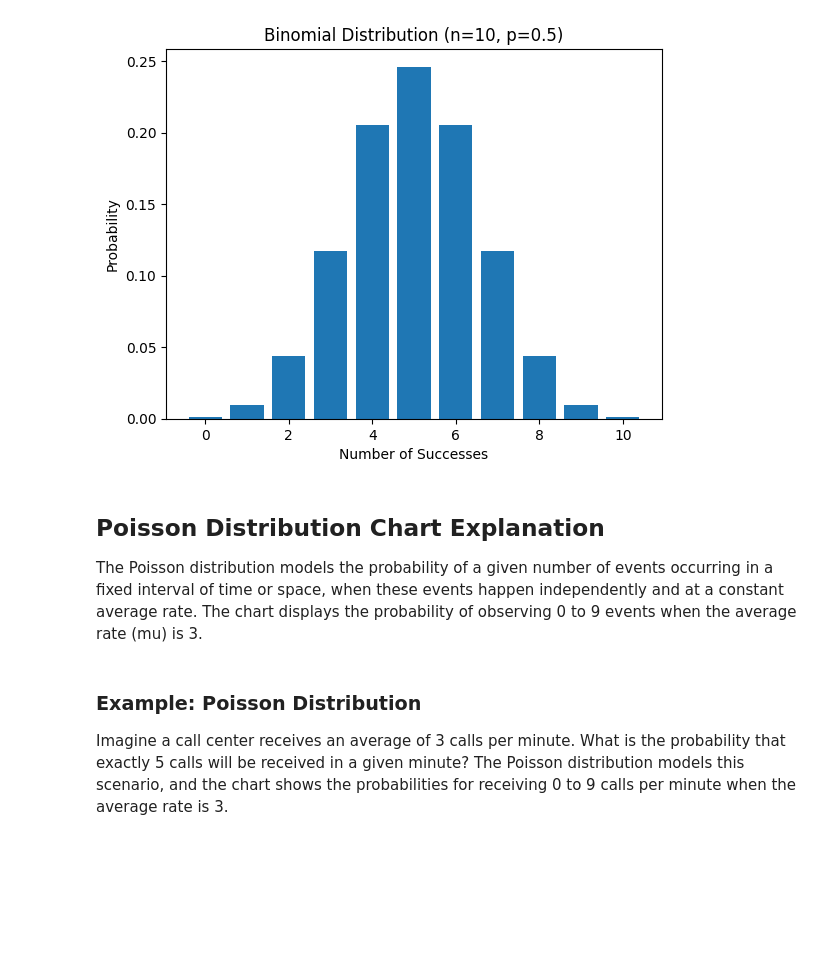
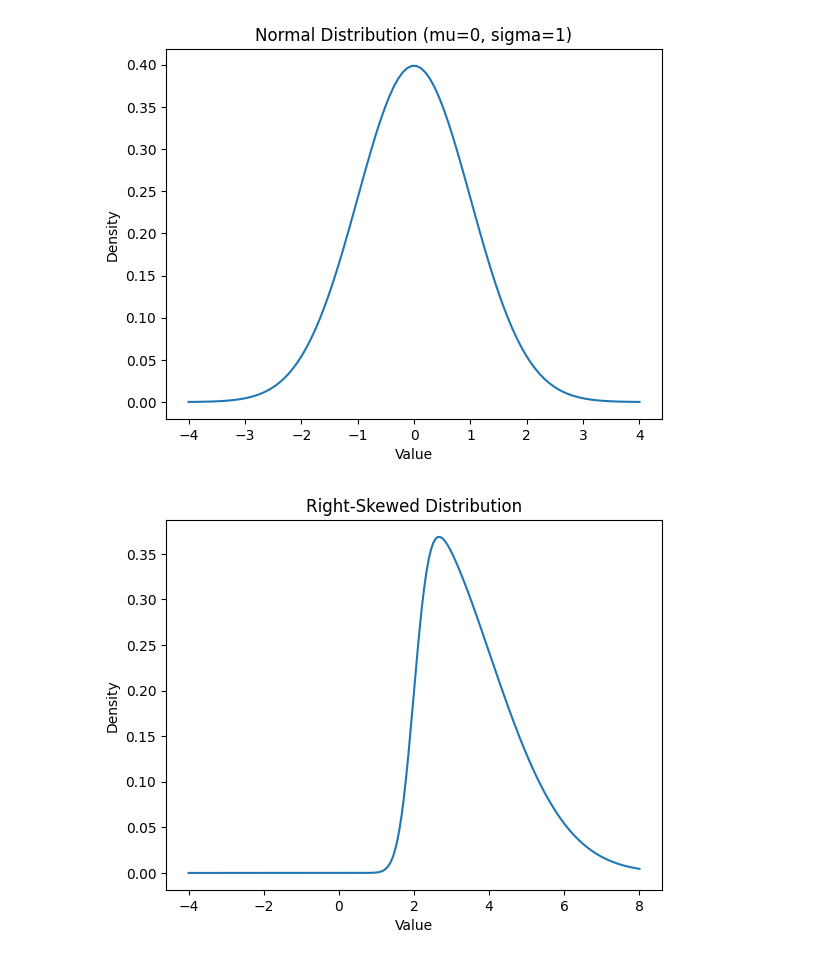
Before and after one commit to arththakkar1/data-science-mathematics, a Jupyter notebook: Statistics/Distributions.ipynb, the cells around one changed output. Cells and saved outputs as stored; diff of their text form; code cells hidden in the pictures; blank space fills up the shorter version.

```diff
--- a/Statistics/Distributions.ipynb
+++ b/Statistics/Distributions.ipynb
@@ -25,24 +53,30 @@ Suppose you flip a fair coin 10 times. What is the probability of getting exactl
 # %%
-# Binomial Distribution Chart
+# Normal Distribution Chart
 import numpy as np
 import matplotlib.pyplot as plt
-from scipy.stats import binom
+from scipy.stats import norm
 
-n, p = 10, 0.5
-x = np.arange(0, n+1)
-probs = binom.pmf(x, n, p)
-plt.bar(x, probs)
-plt.title('Binomial Distribution (n=10, p=0.5)')
-plt.xlabel('Number of Successes')
-plt.ylabel('Probability')
+mu, sigma = 0, 1
+x = np.linspace(-4, 4, 100)
+pdf = norm.pdf(x, mu, sigma)
+plt.plot(x, pdf)
+plt.title('Normal Distribution (mu=0, sigma=1)')
+plt.xlabel('Value')
+plt.ylabel('Density')
 plt.show()
 # %% [output]
-[figure, old version]
+[figure, new version]
-# %% [markdown]
-## Poisson Distribution Chart Explanation
-
-The Poisson distribution models the probability of a given number of events occurring in a fixed interval of time or space, when these events happen independently and at a constant average rate. The chart displays the probability of observing 0 to 9 events when the average rate (mu) is 3.
-# %% [markdown]
-### Example: Poisson Distribution
-Imagine a call center receives an average of 3 calls per minute. What is the probability that exactly 5 calls will be received in a given minute? The Poisson distribution models this scenario, and the chart shows the probabilities for receiving 0 to 9 calls per minute when the average rate is 3.
+# %%
+# Right-Skewed Distribution Chart
+from scipy.stats import skewnorm
+
+x = np.linspace(-4, 8, 200)
+skewed_pdf = skewnorm.pdf(x, a=6, loc=2, scale=2)
+plt.plot(x, skewed_pdf)
+plt.title('Right-Skewed Distribution')
+plt.xlabel('Value')
+plt.ylabel('Density')
+plt.show()
+# %% [output]
+[figure, added]
 # %%
```
Also changed, not shown: parts of 11 cells of this notebook.
